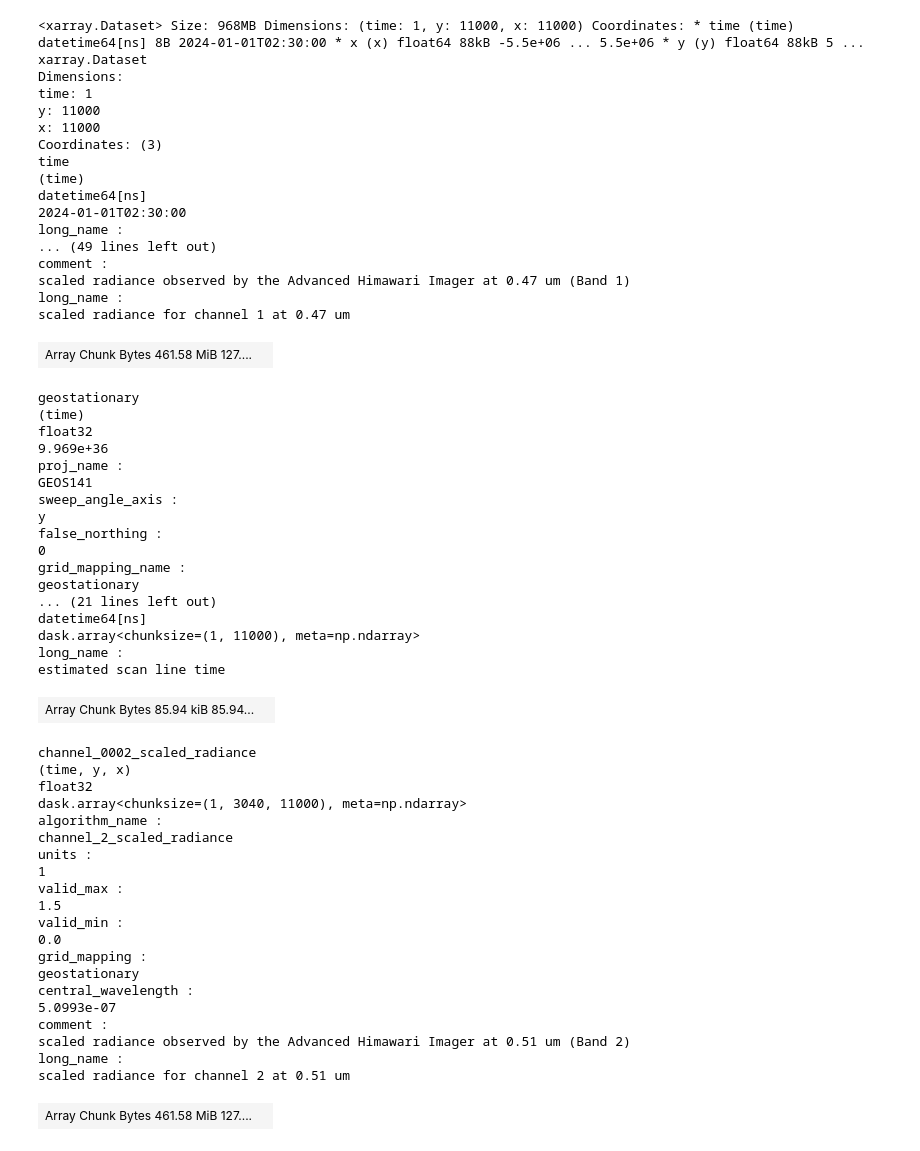
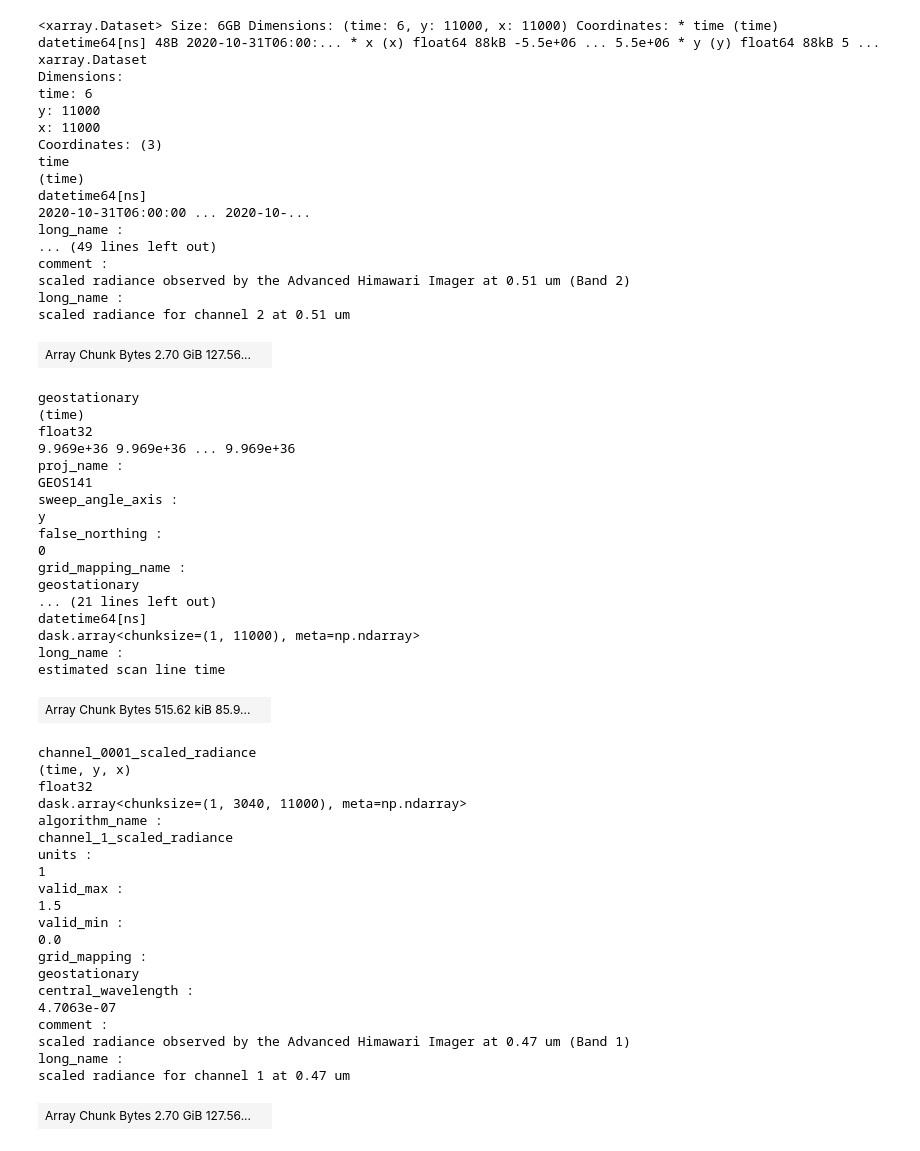
Before and after one commit to ACCESS-Community-Hub/PyEarthTools, a Jupyter notebook: notebooks/tutorial/HimawariAllBands.ipynb, the cells around one changed output. Cells and saved outputs as stored; diff of their text form; code cells hidden in the pictures.

```diff
--- a/notebooks/tutorial/HimawariAllBands.ipynb
+++ b/notebooks/tutorial/HimawariAllBands.ipynb
@@ -8,31 +9,31 @@ import xarray as xr
 # %%
-accessor = pyearthtools.data.archive.HimawariChannels(bands=['OBS_B01', 'OBS_B02'])
+sat_accessor = pyearthtools.data.archive.HimawariChannels(bands=['OBS_B01', 'OBS_B02'])
 # %%
-ds = accessor['20240101T0230']
+ds = sat_accessor['20201031T06']
 ds
 # %% [output]
-<xarray.Dataset> Size: 968MB Dimensions: (time: 1, y: 11000, x: 11000) Coordinates: * time (time) datetime64[ns] 8B 2024-01-01T02:30:00 * x (x) float64 88kB -5.5e+06 ... 5.5e+06 * y (y) float64 88kB 5 ...
+<xarray.Dataset> Size: 6GB Dimensions: (time: 6, y: 11000, x: 11000) Coordinates: * time (time) datetime64[ns] 48B 2020-10-31T06:00:... * x (x) float64 88kB -5.5e+06 ... 5.5e+06 * y (y) float64 88kB 5 ...
 xarray.Dataset
 Dimensions:
-time: 1
+time: 6
 y: 11000
 x: 11000
 Coordinates: (3)
 time
 (time)
 datetime64[ns]
-2024-01-01T02:30:00
+2020-10-31T06:00:00 ... 2020-10-...
 long_name :
 ... (49 lines left out)
 comment :
-scaled radiance observed by the Advanced Himawari Imager at 0.47 um (Band 1)
+scaled radiance observed by the Advanced Himawari Imager at 0.51 um (Band 2)
 long_name :
-scaled radiance for channel 1 at 0.47 um
+scaled radiance for channel 2 at 0.51 um
-| Array Chunk Bytes 461.58 MiB 127.... |  |
+| Array Chunk Bytes 2.70 GiB 127.56... |  |
 geostationary
 (time)
 float32
-9.969e+36
+9.969e+36 9.969e+36 ... 9.969e+36
 proj_name :
 GEOS141
 sweep_angle_axis :
@@ -46,13 +47,13 @@ datetime64[ns]
 dask.array<chunksize=(1, 11000), meta=np.ndarray>
 long_name :
 estimated scan line time
-| Array Chunk Bytes 85.94 kiB 85.94... |  |
+| Array Chunk Bytes 515.62 kiB 85.9... |  |
-channel_0002_scaled_radiance
+channel_0001_scaled_radiance
 (time, y, x)
 float32
 dask.array<chunksize=(1, 3040, 11000), meta=np.ndarray>
 algorithm_name :
-channel_2_scaled_radiance
+channel_1_scaled_radiance
 units :
 1
 valid_max :
@@ -62,10 +63,10 @@ valid_min :
 grid_mapping :
 geostationary
 central_wavelength :
-5.0993e-07
+4.7063e-07
 comment :
-scaled radiance observed by the Advanced Himawari Imager at 0.51 um (Band 2)
+scaled radiance observed by the Advanced Himawari Imager at 0.47 um (Band 1)
 long_name :
-scaled radiance for channel 2 at 0.51 um
+scaled radiance for channel 1 at 0.47 um
-| Array Chunk Bytes 461.58 MiB 127.... |  |
+| Array Chunk Bytes 2.70 GiB 127.56... |  |
 Indexes: (3)
```
Also changed, not shown: parts of 12 cells of this notebook.
